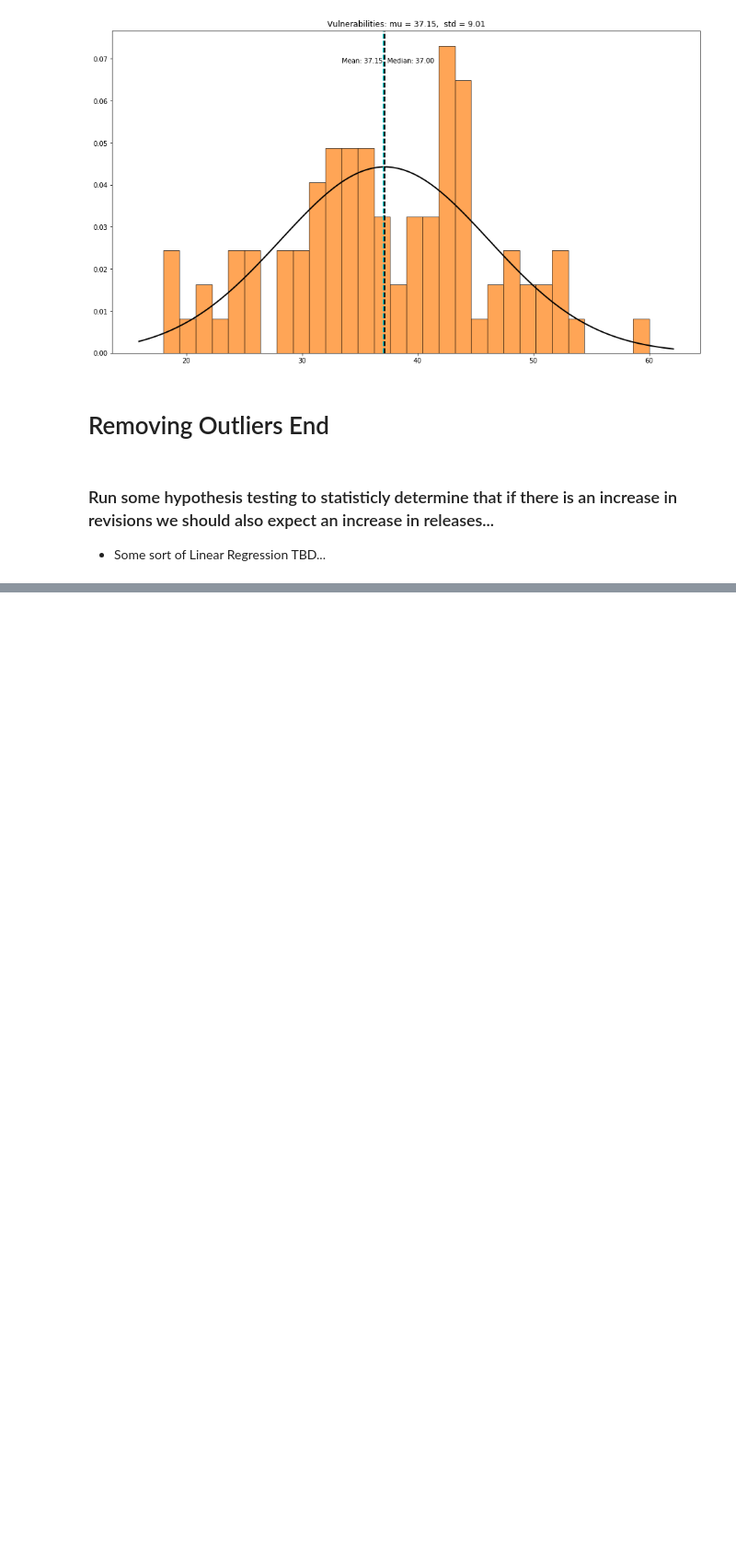
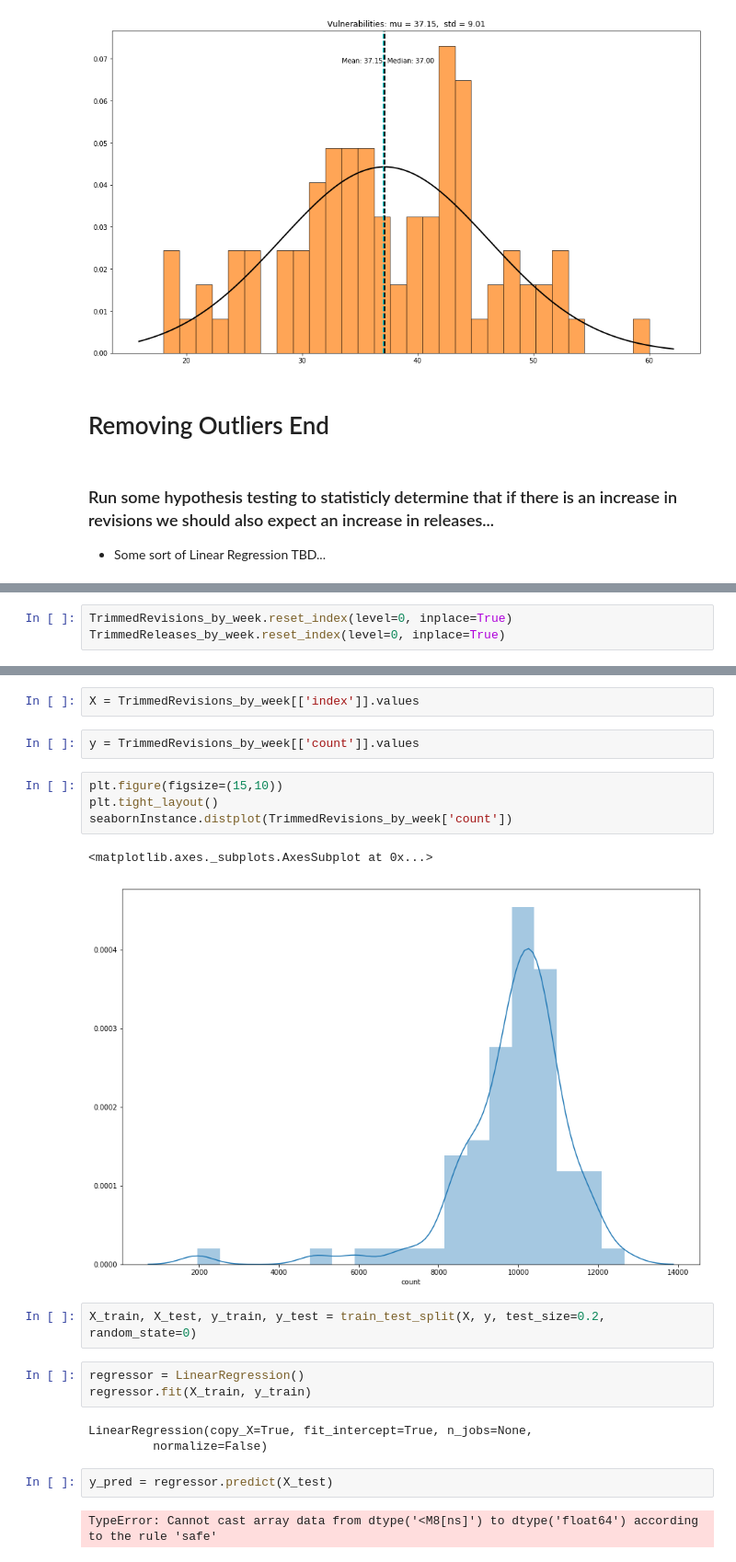
Before and after one commit to UNCG-CSE/Open_Source_Vul_Metrics, a Jupyter notebook: src/Models/GW Project 3.ipynb, the cells around one changed output, grey strips where cells are left out. Shown at 92% size. Saved outputs shown, nothing was run; the diff lists cells and outputs as text; blank space fills up the shorter version.

```diff
--- a/src/Models/GW Project 3.ipynb
+++ b/src/Models/GW Project 3.ipynb
@@ -422,0 +506,3 @@ plt.show()
+# %%
+TrimmedRevisions_by_week.reset_index(level=0, inplace=True)
+TrimmedReleases_by_week.reset_index(level=0, inplace=True)
@@ -422,0 +535,23 @@ plt.show()
+# %%
+X = TrimmedRevisions_by_week[['index']].values
+# %%
+y = TrimmedRevisions_by_week[['count']].values
+# %%
+plt.figure(figsize=(15,10))
+plt.tight_layout()
+seabornInstance.distplot(TrimmedRevisions_by_week['count'])
+# %% [output]
+<matplotlib.axes._subplots.AxesSubplot at 0x...>
+[figure, added]
+# %%
+X_train, X_test, y_train, y_test = train_test_split(X, y, test_size=0.2, random_state=0)
+# %%
+regressor = LinearRegression()
+regressor.fit(X_train, y_train)
+# %% [output]
+LinearRegression(copy_X=True, fit_intercept=True, n_jobs=None,
+         normalize=False)
+# %%
+y_pred = regressor.predict(X_test)
+# %% [output]
+TypeError: Cannot cast array data from dtype('<M8[ns]') to dtype('float64') according to the rule 'safe'
```
Also changed, not shown: parts of 62 cells of this notebook.
